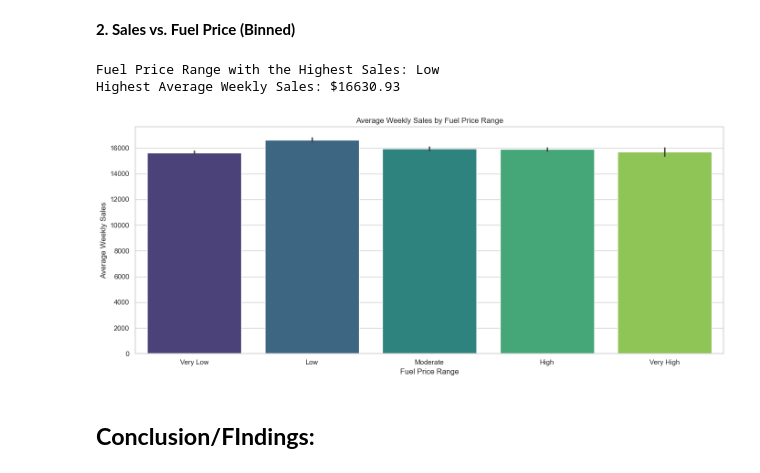
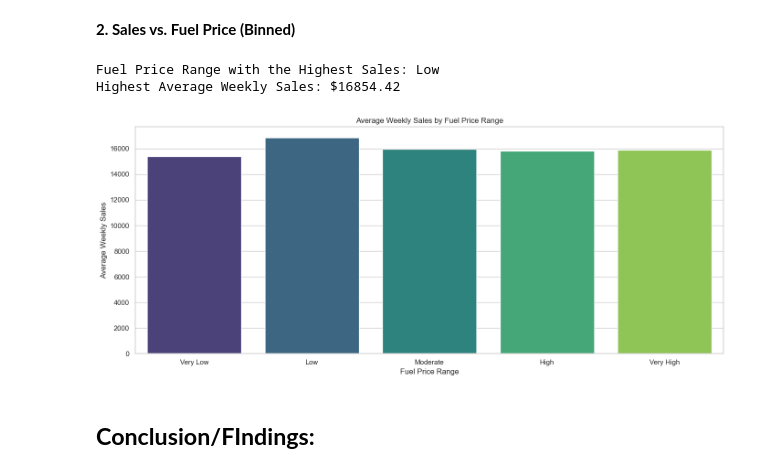
Before and after one commit to Dushyantt2/Sales-Data-Analysis, a Jupyter notebook: SalesAnalysis.ipynb, the cells around one changed output. Drawn from its saved outputs; the diff is of its cells as text; code cells hidden in the pictures.

```diff
--- a/SalesAnalysis.ipynb
+++ b/SalesAnalysis.ipynb
@@ -248,31 +248,51 @@ Highest Average Weekly Sales: $16247.50
 # %% [markdown]
  **2. Sales vs. Fuel Price (Binned)**
 # %%
-# Bin fuel prices into categories for clearer visualization
-merged_df['Fuel_Binned'] = pd.cut(merged_df['Fuel_Price'], bins=5, labels=['Very Low', 'Low', 'Moderate', 'High', 'Very High'])
+# Step 1: Bin fuel prices into quantiles (equal number of data points)
+merged_df['Fuel_Binned'] = pd.qcut(
+    merged_df['Fuel_Price'],
+    q=5,
+    labels=['Very Low', 'Low', 'Moderate', 'High', 'Very High']
+)
 
-# Calculate average weekly sales for each fuel price range
-fuel_sales = merged_df.groupby('Fuel_Binned', observed=False)['Weekly_Sales'].mean().reset_index()
+# Step 2: Calculate average weekly sales per bin
+fuel_sales = (
+    merged_df
+    .groupby('Fuel_Binned', observed=False)['Weekly_Sales']
+    .mean()
+    .reset_index()
+)
 
-# Find the fuel price range with the highest sales
+# Step 3: Find the bin with the highest average sales
 max_sales = fuel_sales['Weekly_Sales'].max()
-highest_fuel_range = fuel_sales[fuel_sales['Weekly_Sales'] == max_sales]
+highest_fuel_range = fuel_sales.loc[fuel_sales['Weekly_Sales'] == max_sales, 'Fuel_Binned'].values[0]
 
-# Print the fuel range with the highest sales
-print(f"Fuel Price Range with the Highest Sales: {highest_fuel_range['Fuel_Binned'].values[0]}")
+# Print results
+print(f"Fuel Price Range with the Highest Sales: {highest_fuel_range}")
 print(f"Highest Average Weekly Sales: ${max_sales:.2f}")
 
-# Plot average sales by fuel price bins
+# Step 4: Plot from pre-aggregated data with updated Seaborn syntax
+fuel_sales['Hue'] = fuel_sales['Fuel_Binned']  # Add dummy hue to satisfy new requirement
+
 plt.figure(figsize=(14, 6))
-sns.barplot(x='Fuel_Binned', y='Weekly_Sales', data=merged_df, hue='Fuel_Binned', palette='viridis', legend=False)
+sns.barplot(
+    x='Fuel_Binned',
+    y='Weekly_Sales',
+    hue='Hue',                  # Required to avoid FutureWarning
+    data=fuel_sales,
+    palette='viridis',
+    legend=False,
+    order=['Very Low', 'Low', 'Moderate', 'High', 'Very High']
+)
+
 plt.title('Average Weekly Sales by Fuel Price Range')
 plt.xlabel('Fuel Price Range')
 plt.ylabel('Average Weekly Sales')
 plt.tight_layout()
 plt.show()
 # %% [output]
 Fuel Price Range with the Highest Sales: Low
-Highest Average Weekly Sales: $16630.93
+Highest Average Weekly Sales: $16854.42
-[figure, old version]
+[figure, new version]
 # %% [markdown]
 ## **Conclusion/FIndings:**
```
Also changed, not shown: parts of 3 cells of this notebook.
